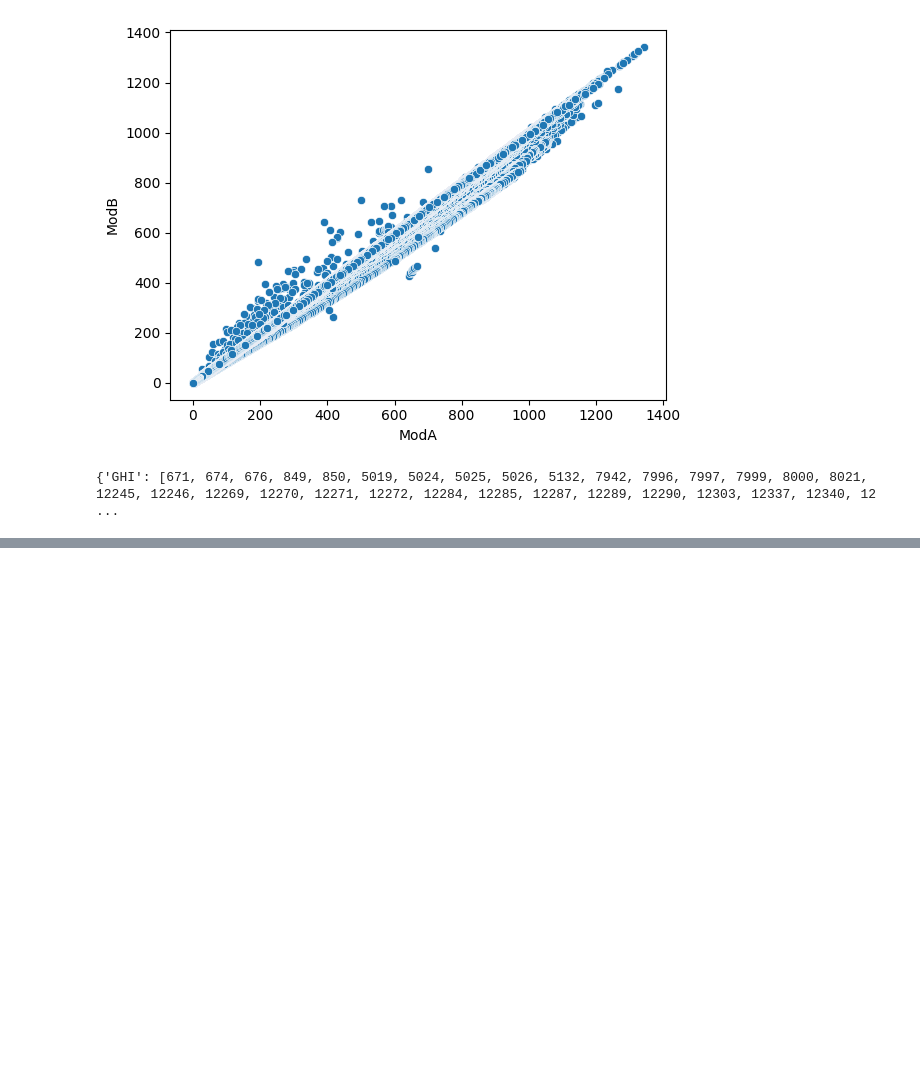
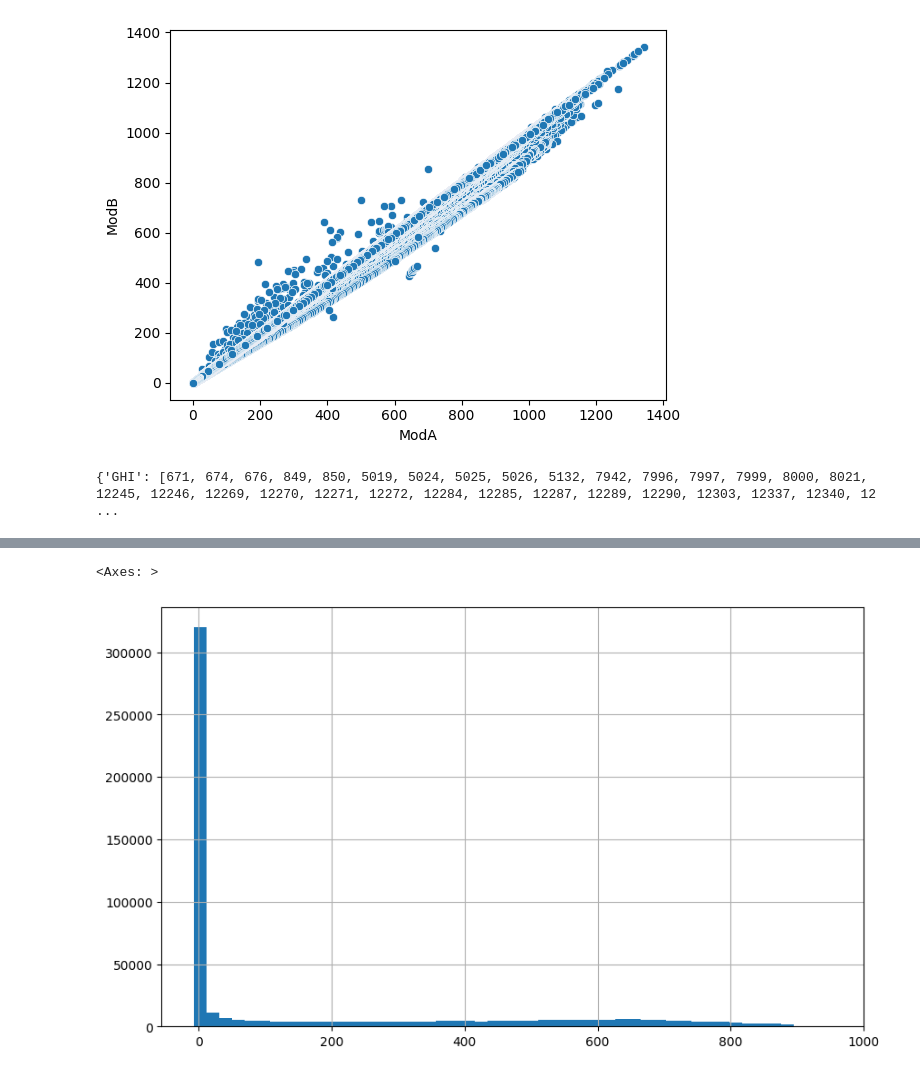
Before and after one commit to hermela-bekele/SolarRadiation, a Jupyter notebook: notebooks/EDA.ipynb, the cells around one changed output, grey strips where cells are left out. Cells and saved outputs as stored; diff of their text form; code cells hidden in the pictures; blank space fills up the shorter version.

```diff
--- a/notebooks/EDA.ipynb
+++ b/notebooks/EDA.ipynb
@@ -123,0 +144,6 @@ print(outlier_indices)
+# %%
+# histogram to understand distribution of a colum
+data['DNI'].hist(bins=50, figsize=(10, 6))
+# %% [output]
+<Axes: >
+[figure, added]
```
Also changed, not shown: parts of 4 cells of this notebook.
